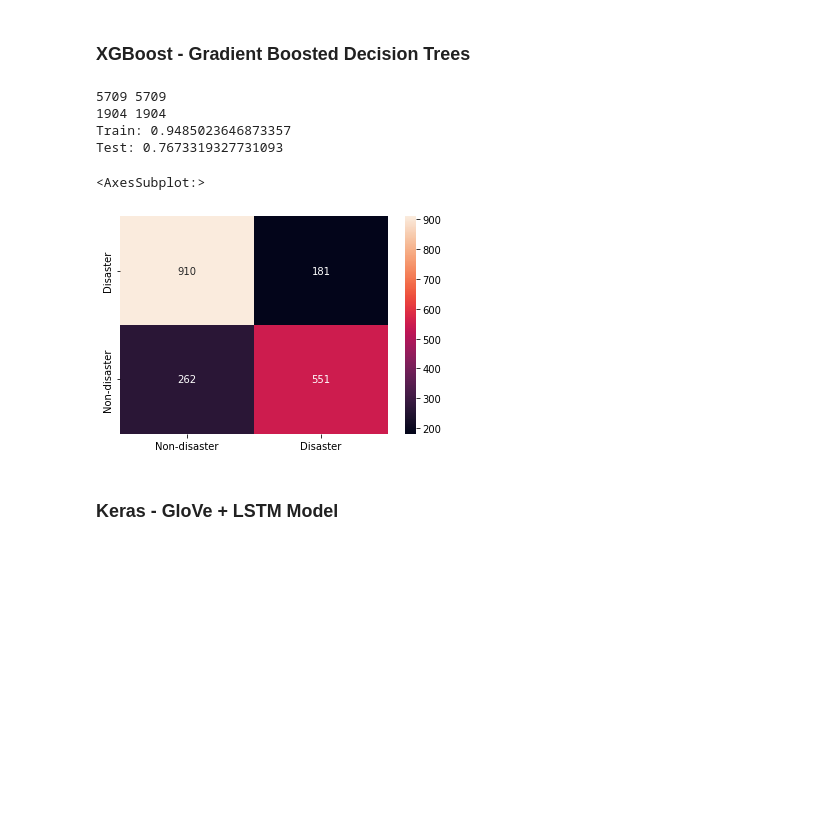
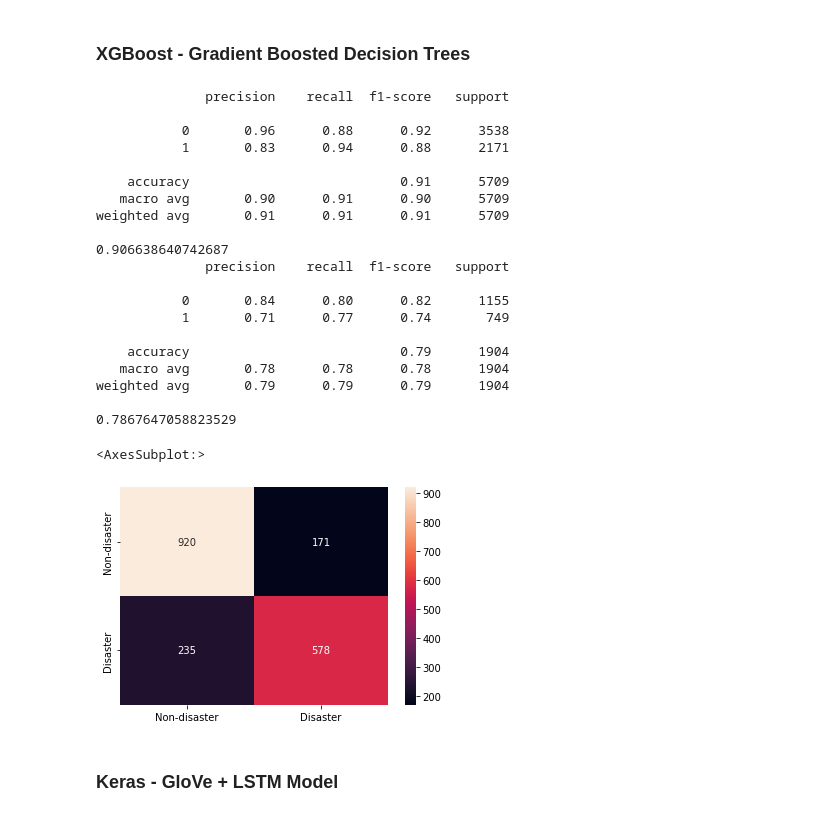
Before and after one commit to Ivaylogi98/NLPDisasterTweets, a Jupyter notebook: project.ipynb, the cells around one changed output. Cells and saved outputs as stored; diff of their text form; code cells hidden in the pictures; blank space fills up the shorter version.

```diff
--- a/project.ipynb
+++ b/project.ipynb
@@ -275,52 +308,58 @@ Name: clean_text, Length: 7613, dtype: object
 # %%
 x = df['clean_text']
 y = df['target']
 
-from sklearn.model_selection import train_test_split
-from sklearn.pipeline import Pipeline
-from sklearn.feature_extraction.text import CountVectorizer
-from sklearn.feature_extraction.text import TfidfTransformer
-from xgboost import XGBClassifier
-from sklearn import metrics
-
 # Split into train and test sets
 X_train, X_test, y_train, y_test = train_test_split(x, y, random_state=42)
-print(len(X_train), len(y_train))
-print(len(X_test), len(y_test))
 
 pipe = Pipeline([
     ('bow', CountVectorizer()),
-    ('tfid', TfidfTransformer()),
     ('model', XGBClassifier(
         learning_rate=0.1,
         max_depth=10,
         n_estimators=1000,
         use_label_encoder=False,
-        eval_metric='auc',
-        # colsample_bytree=0.8,
-        # subsample=0.7,
-        # min_child_weight=5,
+        eval_metric='auc'
     ))
 ])
 
 # Fit the pipeline with the data
 pipe.fit(X_train, y_train)
 
 y_pred_class = pipe.predict(X_test)
 y_pred_train = pipe.predict(X_train)
 
-print('Train: {}'.format(metrics.accuracy_score(y_train, y_pred_train)))
-print('Test: {}'.format(metrics.accuracy_score(y_test, y_pred_class)))
+print(classification_report(y_pred_train, y_train))
+print(accuracy_score(y_pred_train, y_train))
+
+print(classification_report(y_pred_class, y_test))
+print(accuracy_score(y_pred_class, y_test))
 
 cm = metrics.confusion_matrix(y_test, y_pred_class)
-seaborn.heatmap(cm, xticklabels=['Non-disaster', 'Disaster'], yticklabels=['Disaster', 'Non-disaster'], annot=True, fmt='d')
+seaborn.heatmap(cm, xticklabels=['Non-disaster', 'Disaster'], yticklabels=['Non-disaster', 'Disaster'], annot=True, fmt='d')
 # %% [output]
-5709 5709
-1904 1904
-Train: 0.9485023646873357
-Test: 0.7673319327731093
+              precision    recall  f1-score   support
+
+           0       0.96      0.88      0.92      3538
+           1       0.83      0.94      0.88      2171
+
+    accuracy                           0.91      5709
+   macro avg       0.90      0.91      0.90      5709
+weighted avg       0.91      0.91      0.91      5709
+
+0.906638640742687
+              precision    recall  f1-score   support
+
+           0       0.84      0.80      0.82      1155
+           1       0.71      0.77      0.74       749
+
+    accuracy                           0.79      1904
+   macro avg       0.78      0.78      0.78      1904
+weighted avg       0.79      0.79      0.79      1904
+
+0.7867647058823529
 <AxesSubplot:>
-[figure, old version]
+[figure, new version]
 # %% [markdown]
 ### Keras - GloVe + LSTM Model
 # %% [markdown]
```
Also changed, not shown: parts of 15 cells of this notebook, 9 other files.
